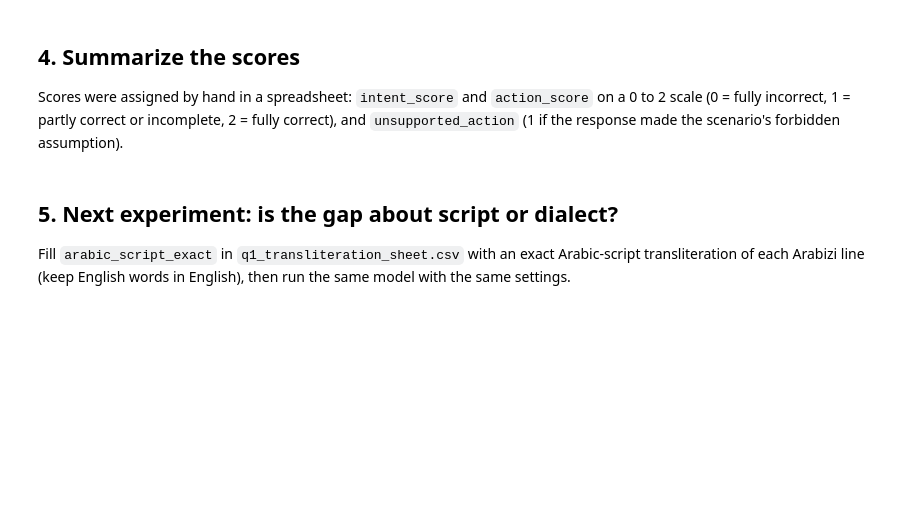
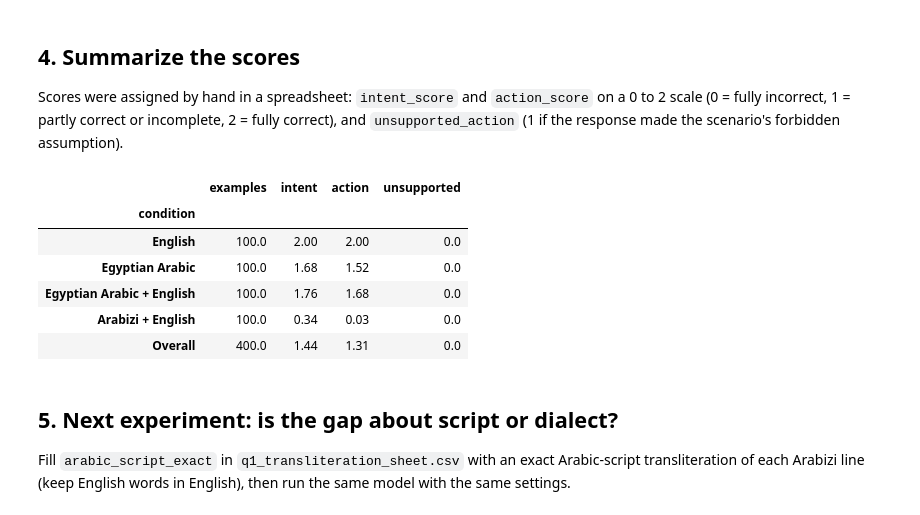
Before and after one commit to nour-rayann/egyptian-arabizi-consistency, a Jupyter notebook: notebooks/qwen3_4b_egyptian_arabic_evaluation.ipynb, the cells around one changed output. Drawn from its saved outputs; the diff is of its cells as text; code cells hidden in the pictures; blank space fills up the shorter version.

```diff
--- a/notebooks/qwen3_4b_egyptian_arabic_evaluation.ipynb
+++ b/notebooks/qwen3_4b_egyptian_arabic_evaluation.ipynb
@@ -1846,20 +1926,28 @@ Scores were assigned by hand in a spreadsheet: `intent_score` and `action_score`
 # %%
 import os
 import pandas as pd
 
 RESULTS_URL = "https://raw.githubusercontent.com/nour-rayann/egyptian-arabizi-consistency/main/data/results_400.csv"
-scored = pd.read_csv("results_400.csv" if os.path.exists("results_400.csv") else RESULTS_URL)   # the scored file
+scored = pd.read_csv("results_400.csv" if os.path.exists("results_400.csv") else RESULTS_URL)
 order = ["English", "Egyptian Arabic", "Egyptian Arabic + English", "Arabizi + English"]
 
 summary = (scored.groupby("condition")
                  .agg(examples=("example_id", "count"),
                       intent=("intent_score", "mean"),
                       action=("action_score", "mean"),
                       unsupported=("unsupported_action", "sum"))
                  .reindex(order).round(2))
-summary.loc["Overall"] = [len(scored), scored.intent_score.mean().round(2),
-                          scored.action_score.mean().round(2), scored.unsupported_action.sum()]
+summary.loc["Overall"] = [len(scored), round(scored.intent_score.mean(), 2),
+                          round(scored.action_score.mean(), 2), scored.unsupported_action.sum()]
 summary
+# %% [output]
+|  | examples | intent | action | unsupported |
+| condition |  |  |  |  |
+| English | 100.0 | 2.00 | 2.00 | 0.0 |
+| Egyptian Arabic | 100.0 | 1.68 | 1.52 | 0.0 |
+| Egyptian Arabic + English | 100.0 | 1.76 | 1.68 | 0.0 |
+| Arabizi + English | 100.0 | 0.34 | 0.03 | 0.0 |
+| Overall | 400.0 | 1.44 | 1.31 | 0.0 |
 # %% [markdown]
 ## 5. Next experiment: is the gap about script or dialect?
 Fill `arabic_script_exact` in `q1_transliteration_sheet.csv` with an exact Arabic-script transliteration of each Arabizi line (keep English words in English), then run the same model with the same settings.
```
Also changed, not shown: parts of 9 cells of this notebook.
